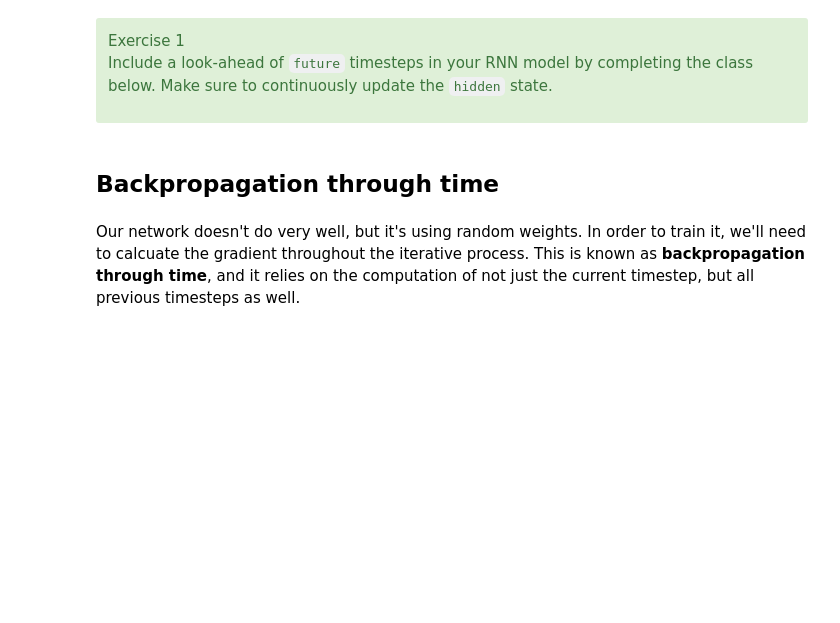
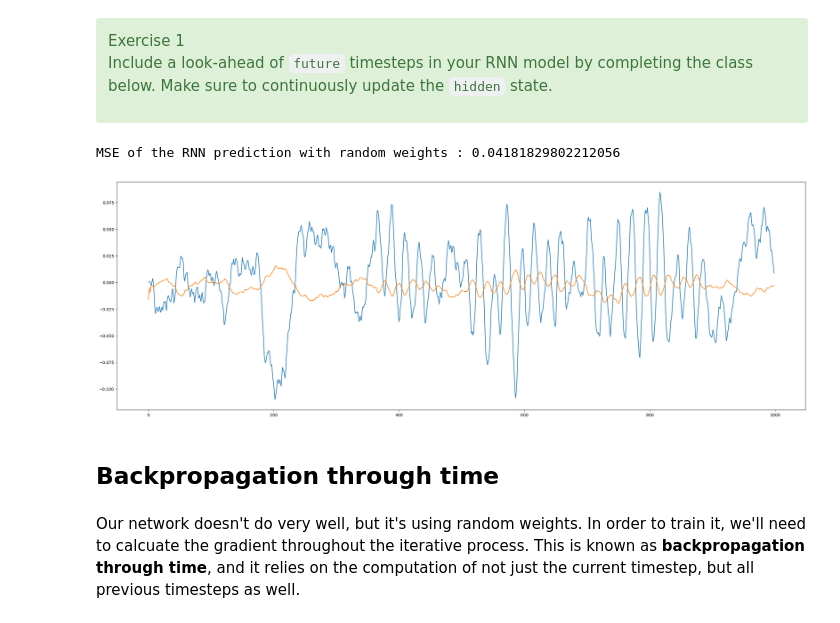
Before and after one commit to SupaeroDataScience/deep-learning, a Jupyter notebook: RNN/MainActivity_Time series forecasting.ipynb, the cells around one changed output. Cells and saved outputs as stored; diff of their text form; code cells hidden in the pictures; blank space fills up the shorter version.

```diff
--- a/RNN/MainActivity_Time series forecasting.ipynb
+++ b/RNN/MainActivity_Time series forecasting.ipynb
@@ -91,7 +120,7 @@ First we'll analyse the data and propose some simple baselines. We'll use **iter
 #Select the first EEG channel as the signal of interest
 train_signal = train_input[0]
 # %%
-horizon = 10
+horizon = 1
 # %%
 # walk-forward validation
 predictions = np.zeros(len(train_signal))
@@ -218,19 +268,48 @@ Exercise 1
 
 Include a look-ahead of `future` timesteps in your RNN model by completing the class below. Make sure to continuously update the `hidden` state.
 </div>
+# %%
+class RNN(nn.Module):
+    def __init__(self, input_size, hidden_size, output_size):
+        super(RNN, self).__init__()
+        self.hidden_size = hidden_size
+        self.rnn1 = nn.RNNCell(input_size, hidden_size)
+        self.linear = nn.Linear(hidden_size, output_size)
+
+    def forward(self, inp, hidden, future = 0):
+        # predict over the different signals
+        outputs = []
+        for signal in inp.split(1, dim=1):
+            hidden = self.rnn1(signal.transpose(0, 1), hidden)
+            output = self.linear(hidden)
+            outputs += [output.transpose(0, 1)]
+
+        for f in range(future):
+            hidden = self.rnn1(output, hidden)
+            output = self.linear(hidden)
+            outputs += [output.transpose(0, 1)]
+
+        outputs = torch.cat(outputs, dim=1)
+        return outputs, hidden
+
+    def init_hidden(self):
+        return torch.zeros(1, self.hidden_size, dtype=torch.double)
 # %%
 rnn = RNN(3, n_hidden, 3).double()
 hidden=rnn.init_hidden()
 
 with torch.no_grad():
     output, hidden = rnn(train_input, hidden, future=horizon)
     y = output.detach().numpy()
 
 print("MSE of the RNN prediction with random weights :",
-      np.sqrt(mean_squared_error(train_input[0, horizon:], y[0, horizon:-horizon+1])))
+      np.sqrt(mean_squared_error(train_input[0, horizon:], y[0, horizon:-horizon])))
 plt.figure(figsize=(30,10))
 plt.plot(train_input[0, horizon:], label='real')
 plt.plot(y[0, horizon:-horizon], label='prediction');
+# %% [output]
+MSE of the RNN prediction with random weights : 0.04181829802212056
+[figure, added]
 # %% [markdown]
 ## Backpropagation through time
 # %% [markdown]
```
Also changed, not shown: parts of 22 cells of this notebook, 33 other files.
